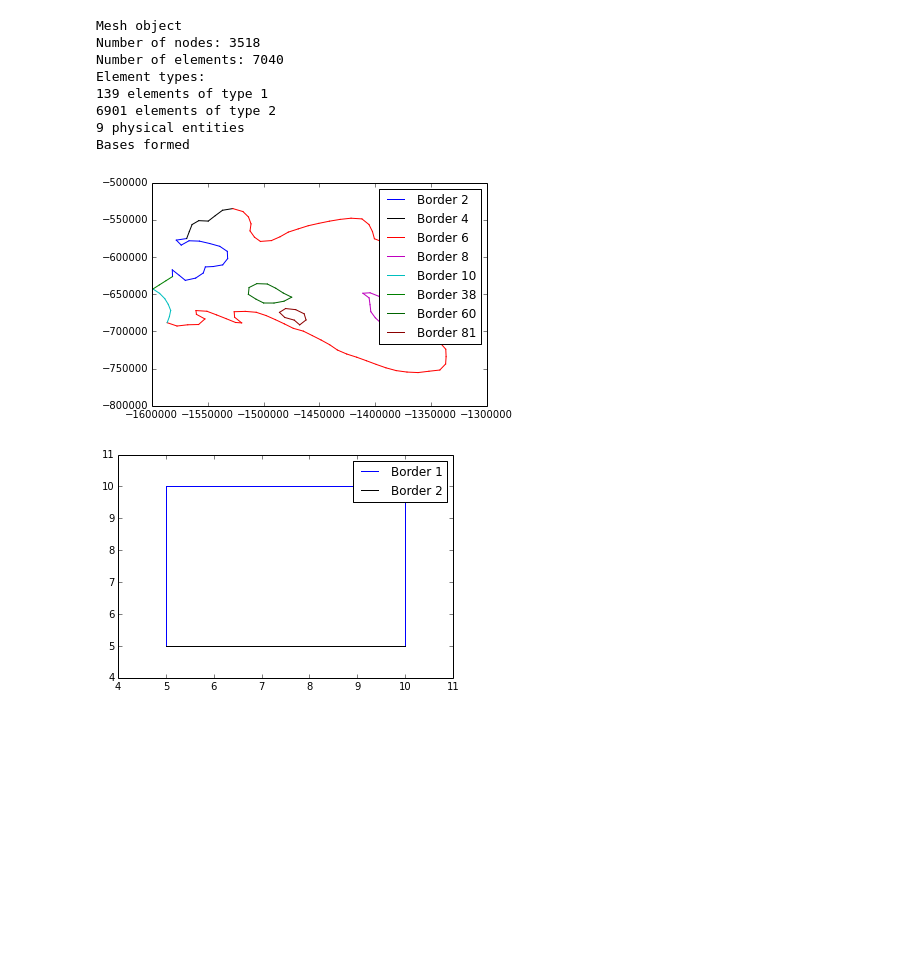
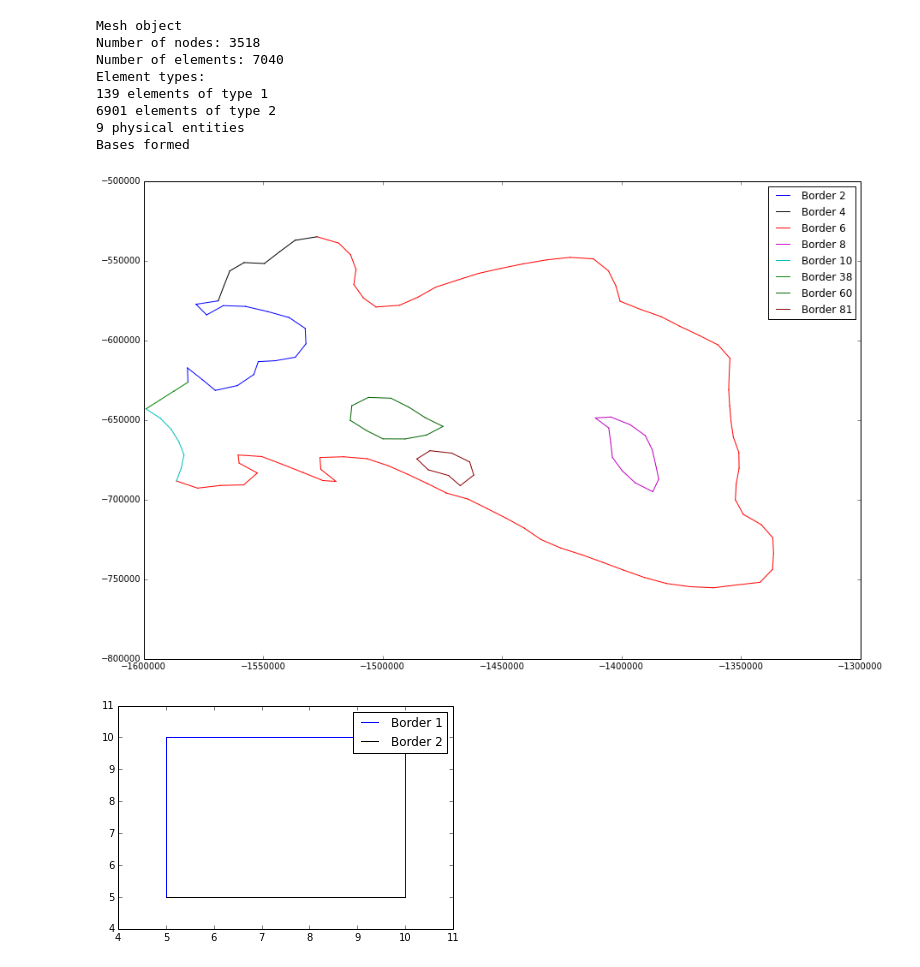
Before and after one commit to dlilien/ess_523, a Jupyter notebook: 524_mesh_demo.ipynb, the cells around one changed output. Cells and saved outputs as stored; diff of their text form; code cells hidden in the pictures; blank space fills up the shorter version.

```diff
--- a/524_mesh_demo.ipynb
+++ b/524_mesh_demo.ipynb
@@ -28,9 +47,9 @@ Element types:
 9 physical entities
 Bases formed
 # %%
-m.PlotBorder()                 # Convenience function to show the boundaries
+plt.figure(1,figsize=(15,10)); m.PlotBorder(fignum=1)                 # Convenience function to show the boundaries
 # %% [output]
-[figure, old version]
+[figure, new version]
 # %%
 tm.PlotBorder(axis=[4, 11, 4, 11])
 # %% [output]
```
Also changed, not shown: parts of 6 cells of this notebook, 1 other file.
